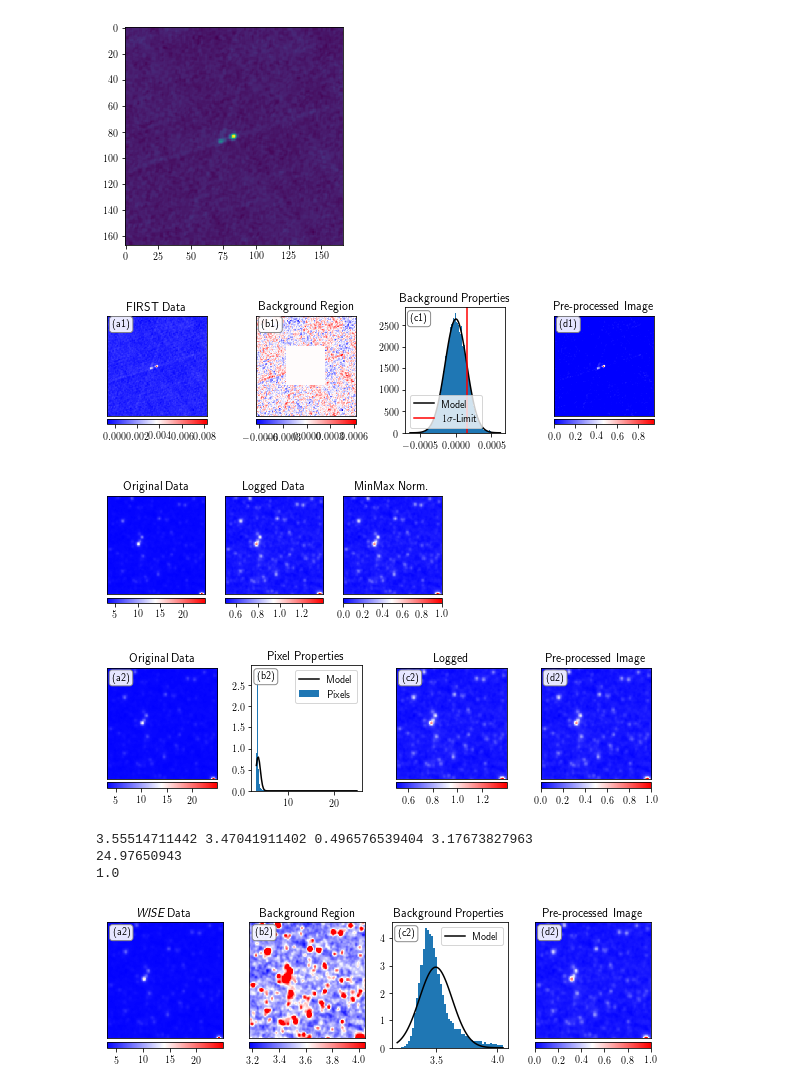
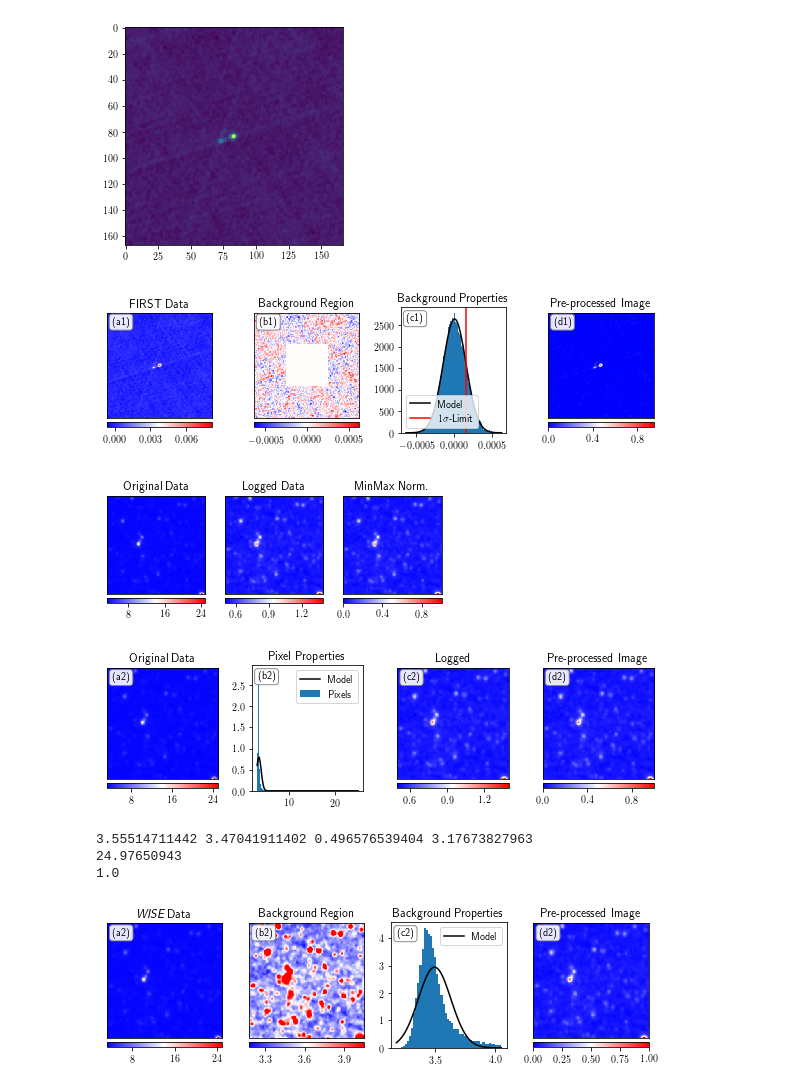
Before and after one commit to tjgalvin/Pink_Experiments, a Jupyter notebook: Notebook/Figure_Preprocessing.ipynb, the cells around one changed output. Drawn from its saved outputs; the diff is of its cells as text; code cells hidden in the pictures.

```diff
--- a/Notebook/Figure_Preprocessing.ipynb
+++ b/Notebook/Figure_Preprocessing.ipynb
@@ -68,11 +68,11 @@ def preprocessImageF3(image, scale):
     return result
 # %%
 from matplotlib import ticker
-def add_cbar(fig, ax, im):
+def add_cbar(fig, ax, im, ticks=3):
     divider = make_axes_locatable(ax)
     cax0 = divider.append_axes('bottom', size='5%', pad=0.05)
     cbar = fig.colorbar(im, cax=cax0, orientation='horizontal')
-    tick_locator = ticker.MaxNLocator(nbins=5)
+    tick_locator = ticker.MaxNLocator(nbins=ticks)
     cbar.locator = tick_locator
     cbar.update_ticks()
 
@@ -91,34 +91,34 @@ im = ax[1].imshow(mask_rdata, cmap='bwr')
 pu.no_ticks(ax[1])
 add_cbar(fig, ax[1], im)
 ax[1].set(title='Background Region')
 
 mu = np.mean(mask_rdata[mask_rdata != 0].flatten())
 std = np.std(mask_rdata[mask_rdata != 0].flatten())
 
 ax[2].hist(mask_rdata[mask_rdata != 0].flatten(), bins=100, density=True, linewidth=0)
 xdata_rng = np.linspace(mask_rdata.min(), mask_rdata.max(),100)
 ax[2].plot(xdata_rng, norm.pdf(xdata_rng, mu, std), c='black', label='Model')
 ax[2].axvline(mu+std, color='red', label='$1\sigma$-Limit')
 ax[2].legend(loc='lower left')
 ax[2].set(title='Background Properties')
 
 pre_rdata = preprocessImageF3(rdata, 0.95)
 im = ax[3].imshow(pre_rdata, cmap='bwr')
 pu.no_ticks(ax[3])
 add_cbar(fig, ax[3], im)
 ax[3].set(title='Pre-processed Image')
 
 bbox_props = dict(boxstyle="round", fc="w", ec="0.5", alpha=0.9)
 ax[0].annotate('(a1)', xy=(0.05,0.89), xycoords='axes fraction', bbox=bbox_props)
 ax[1].annotate('(b1)', xy=(0.05,0.89), xycoords='axes fraction', bbox=bbox_props)
 ax[2].annotate('(c1)', xy=(0.05,0.89), xycoords='axes fraction', bbox=bbox_props)
 ax[3].annotate('(d1)', xy=(0.05,0.89), xycoords='axes fraction', bbox=bbox_props)
 
 fig.tight_layout()
 # fig.show()
 fig.savefig('Images/Figure_First_Preprocessing.pdf')
 # %% [output]
-[figure, old version]
+[figure, new version]
 # %%
 def preprocessImageW2(image,scale):
     empty = numpy.isnan(image)
@@ -155,7 +155,7 @@ ax[2].set(title='MinMax Norm.')
 
 fig.show()
 # %% [output]
-[figure, old version]
+[figure, new version]
 # %%
 fig, ax = plt.subplots(1,4, figsize=(8, 10/4))
 
@@ -200,7 +200,7 @@ fig.tight_layout()
 # fig.show()
 fig.savefig('Images/Figure_Wise_Preprocessing.pdf')
 # %% [output]
-[figure, old version]
+[figure, new version]
 # %%
 from scipy.stats import lognorm
 # %%
@@ -249,7 +249,7 @@ log_wdata = np.log10(log_wdata)
 norm_wdata = (log_wdata - np.min(log_wdata)) / (numpy.max(log_wdata) - numpy.min(log_wdata))
 im = ax[3].imshow(norm_wdata, cmap='bwr')
 pu.no_ticks(ax[3])
-add_cbar(fig, ax[3], im)
+add_cbar(fig, ax[3], im, ticks=4)
 ax[3].set(title='Pre-processed Image')
 
 bbox_props = dict(boxstyle="round", fc="w", ec="0.5", alpha=0.9)
@@ -267,4 +267,4 @@ print(norm_wdata.max())
 3.55514711442 3.47041911402 0.496576539404 3.17673827963
 24.97650943
 1.0
-[figure, old version]
+[figure, new version]
```
